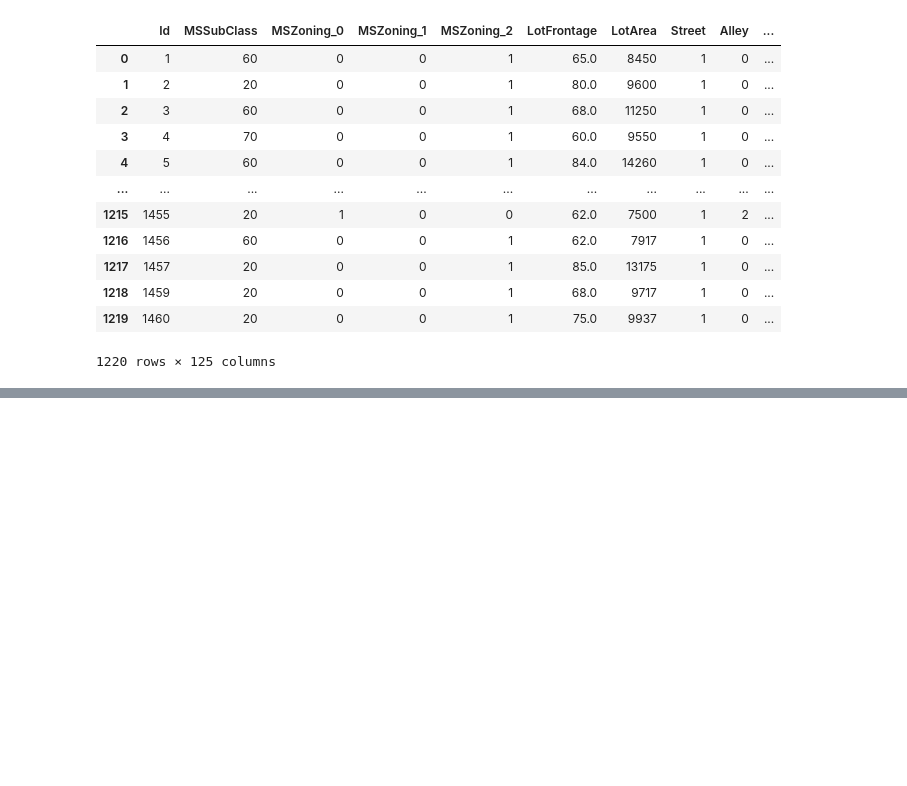
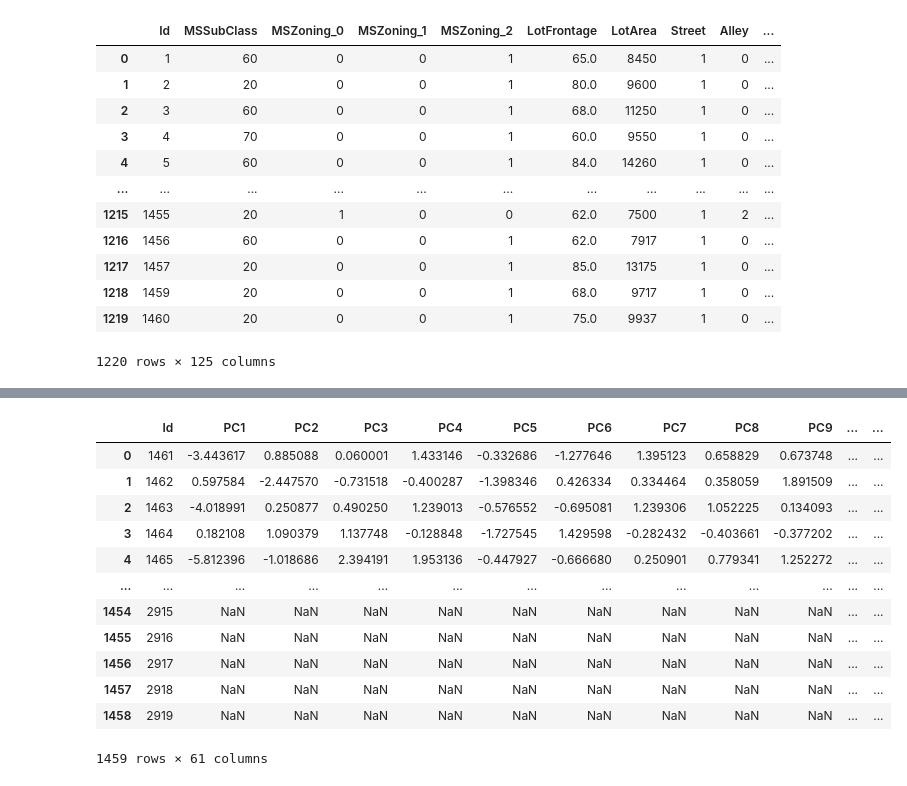
Before and after one commit to zetatiabdelhakim/Housing-Prices, a Jupyter notebook: data_visualisation.ipynb, the cells around one changed output, grey strips where cells are left out. Saved outputs shown, nothing was run; the diff lists cells and outputs as text; code cells hidden in the pictures; blank space fills up the shorter version.

```diff
--- a/data_visualisation.ipynb
+++ b/data_visualisation.ipynb
@@ -150,3 +151,25 @@ PCA_DATA
 1220 rows × 62 columns
 # %%
 PCA_DATA.to_csv('pca_data.csv', index=False)
+# %%
+test = pd.read_csv('processed_test_data.csv')
+ID_test, X_test = test.iloc[:, 0], test.iloc[:, 1:]
+test_scal = scaler.transform(X_test)
+PCA_T = pca.transform(X_test)
+PCA_TEST  = pd.DataFrame(pca_result, columns=[f'PC{i+1}' for i in range(pca.n_components_)])
+PCA_TEST = pd.concat([ID_test, PCA_TEST], axis=1)
+PCA_TEST
+# %% [output]
+|  | Id | PC1 | PC2 | PC3 | PC4 | PC5 | PC6 | PC7 | PC8 | PC9 | ... | ... |
+| 0 | 1461 | -3.443617 | 0.885088 | 0.060001 | 1.433146 | -0.332686 | -1.277646 | 1.395123 | 0.658829 | 0.673748 | ... | ... |
+| 1 | 1462 | 0.597584 | -2.447570 | -0.731518 | -0.400287 | -1.398346 | 0.426334 | 0.334464 | 0.358059 | 1.891509 | ... | ... |
+| 2 | 1463 | -4.018991 | 0.250877 | 0.490250 | 1.239013 | -0.576552 | -0.695081 | 1.239306 | 1.052225 | 0.134093 | ... | ... |
+| 3 | 1464 | 0.182108 | 1.090379 | 1.137748 | -0.128848 | -1.727545 | 1.429598 | -0.282432 | -0.403661 | -0.377202 | ... | ... |
+| 4 | 1465 | -5.812396 | -1.018686 | 2.394191 | 1.953136 | -0.447927 | -0.666680 | 0.250901 | 0.779341 | 1.252272 | ... | ... |
+| ... | ... | ... | ... | ... | ... | ... | ... | ... | ... | ... | ... | ... |
+| 1454 | 2915 | NaN | NaN | NaN | NaN | NaN | NaN | NaN | NaN | NaN | ... | ... |
+| 1455 | 2916 | NaN | NaN | NaN | NaN | NaN | NaN | NaN | NaN | NaN | ... | ... |
+| 1456 | 2917 | NaN | NaN | NaN | NaN | NaN | NaN | NaN | NaN | NaN | ... | ... |
+| 1457 | 2918 | NaN | NaN | NaN | NaN | NaN | NaN | NaN | NaN | NaN | ... | ... |
+| 1458 | 2919 | NaN | NaN | NaN | NaN | NaN | NaN | NaN | NaN | NaN | ... | ... |
+1459 rows × 61 columns
```
Also changed, not shown: parts of 7 cells of this notebook, 4 other files.
